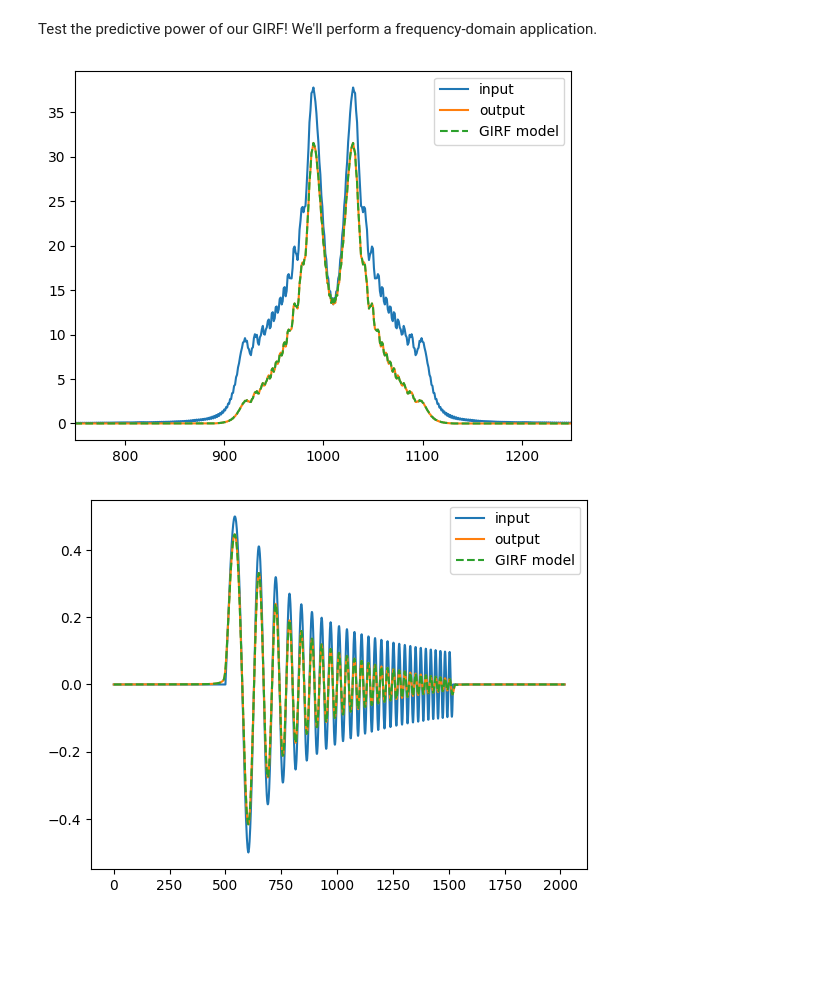
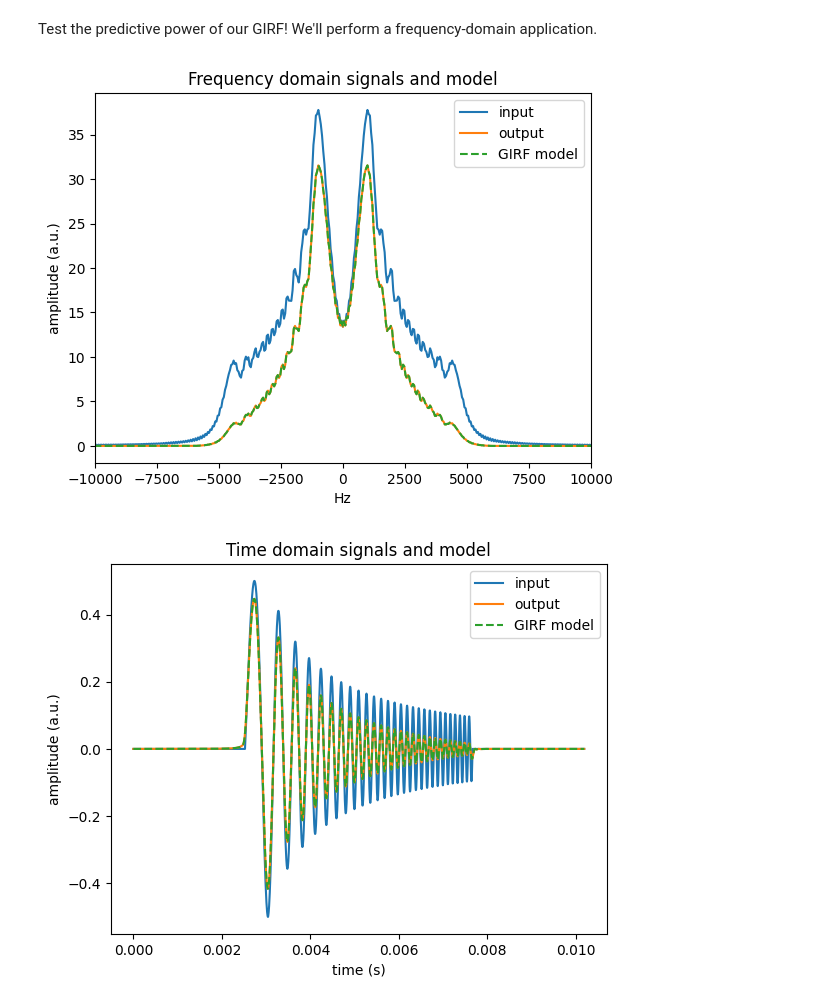
Before and after one commit to jonbmartin/Gradient-Waveform-Errors-Demos, a Jupyter notebook: Ex2_GIRF.ipynb, the cells around one changed output. Saved outputs shown, nothing was run; the diff lists cells and outputs as text; code cells hidden in the pictures; blank space fills up the shorter version.

```diff
--- a/Ex2_GIRF.ipynb
+++ b/Ex2_GIRF.ipynb
@@ -36,10 +37,10 @@ slr = 6      # Slew rate limit (G/cm/ms)
 # --- Generate and Plot the Chirp ---
 # We plot the slew rate to verify that we are indeed getting a slew-constrained
 # chirp waveform.
-chirp_waveform_slr, slr_time_vector = chirp_slew_constrained(N, dt, G1, f1, f2, slr)
+chirp_waveform_slr, slr_time_vector = chirp_slew_constrained(N, dt, G1, f1, f2,
+                                                             slr)
 chirp_waveform_slr = chirp_waveform_slr/np.max(np.abs(chirp_waveform_slr))
 slr_time_vector = slr_time_vector/1000 # [s]
-# chirp_waveform = chirp_waveform[:,None]
 # %%
 # Plot the chirp waveform
 plt.plot(slr_time_vector, chirp_waveform_slr)
@@ -56,10 +57,10 @@ Ok, next we simulate a very simple gradient hardware system. Let's say that our
 While not strictly necessary for this example, but we will form a library of two input/output waveform pairs (one a scaled version of the other) to demonstrate the process for multiple measurements.
 # %%
 inTime = np.pad(chirp_waveform_slr,(500,500))
+t_padded = np.linspace(slr_time_vector[0],slr_time_vector[-1],np.shape(inTime)[0])
 inTime = inTime[:,None]
 inTime = np.stack((inTime, inTime/2, ), axis=1)
 inTime = np.squeeze(inTime)
-print(np.shape(inTime))
 n_waveforms = np.shape(inTime)[1]
 
 inFreq = np.zeros(np.shape(inTime), dtype=complex)
@@ -110,6 +117,6 @@ Next, we compute the GIRF:
 # %%
-inFreq = np.fft.fftshift(inFreq, axes=0)
-outFreq = np.fft.fftshift(outFreq, axes=0)
+inFreq = fftshift(inFreq, axes=0)
+outFreq = fftshift(outFreq, axes=0)
 
 # perform least-squares estimation from the input
 inSOSInv = 1/(np.sum(np.abs(inFreq)**2,axis=1))
@@ -117,6 +124,8 @@ inSOSInv = 1/(np.sum(np.abs(inFreq)**2,axis=1))
 girf = np.sum(outFreq*np.conj(inFreq),axis=1)*inSOSInv
 girf = girf / np.max(np.abs(girf))
 
-plt.plot(np.abs(girf))
+plt.plot(fftshift(W),np.abs(girf))
+plt.title('GIRF magnitude')
+plt.xlabel('Frequency (Hz)')
 plt.show()
 # %% [output]
@@ -126,23 +135,29 @@ Test the predictive power of our GIRF! We'll perform a frequency-domain applicat
 # %%
 H = girf
 
 out_pred = np.zeros(np.shape(inFreq), dtype=complex)
 for ii in range(n_waveforms):
   out_pred[:,ii] = H * inFreq[:,ii]
 
 plot_idx = 1
-plt.plot(np.abs((inFreq[:,plot_idx])))
-plt.plot(np.abs((outFreq[:,plot_idx])))
-plt.plot(np.abs((out_pred[:,plot_idx])),'--')
-plt.xlim(750,1250)
+plt.plot(fftshift(W),np.abs((inFreq[:,plot_idx])))
+plt.plot(fftshift(W),np.abs((outFreq[:,plot_idx])))
+plt.plot(fftshift(W),np.abs((out_pred[:,plot_idx])),'--')
+plt.xlim(-1E4,1E4)
+plt.title('Frequency domain signals and model')
+plt.xlabel('Hz')
+plt.ylabel('amplitude (a.u.)')
 plt.legend(['input', 'output', 'GIRF model'])
 plt.show()
 
-plt.plot(inTime[:,plot_idx])
-plt.plot(np.real(ifft(fftshift(out_pred[:,plot_idx]))))
-plt.plot(outTime[:,plot_idx],'--')
+plt.plot(t_padded, inTime[:,plot_idx])
+plt.plot(t_padded, np.real(ifft(fftshift(out_pred[:,plot_idx]))))
+plt.plot(t_padded, outTime[:,plot_idx],'--')
+plt.title('Time domain signals and model')
+plt.xlabel('time (s)')
+plt.ylabel('amplitude (a.u.)')
 plt.legend(['input', 'output', 'GIRF model'])
 plt.show()
 # %% [output]
-[figure, old version]
+[figure, new version]
-[figure, old version]
+[figure, new version]
```
Also changed, not shown: parts of 7 cells of this notebook.
